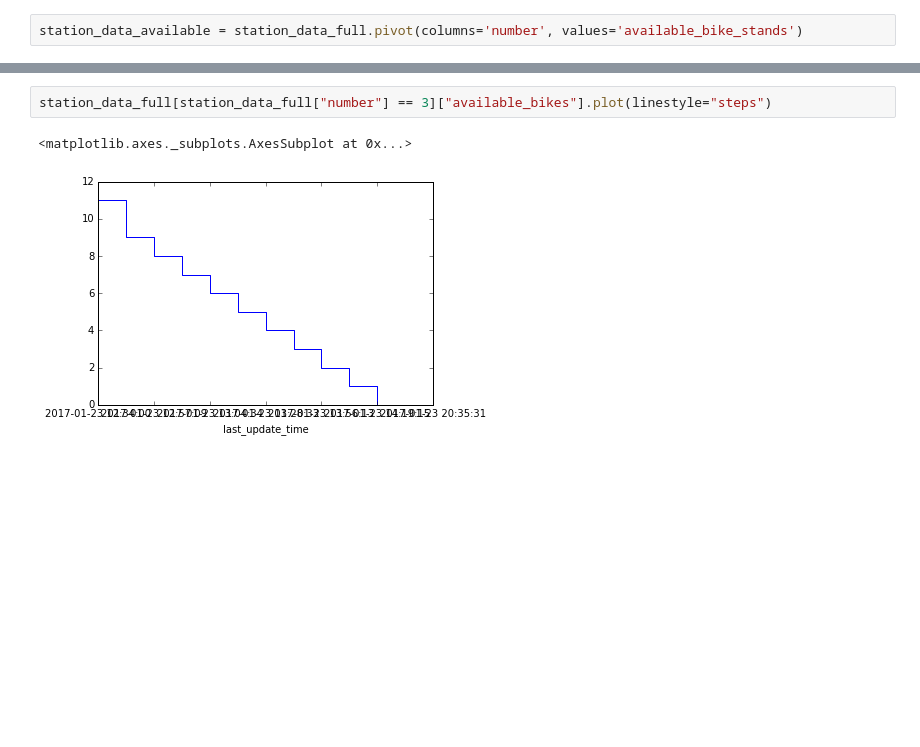
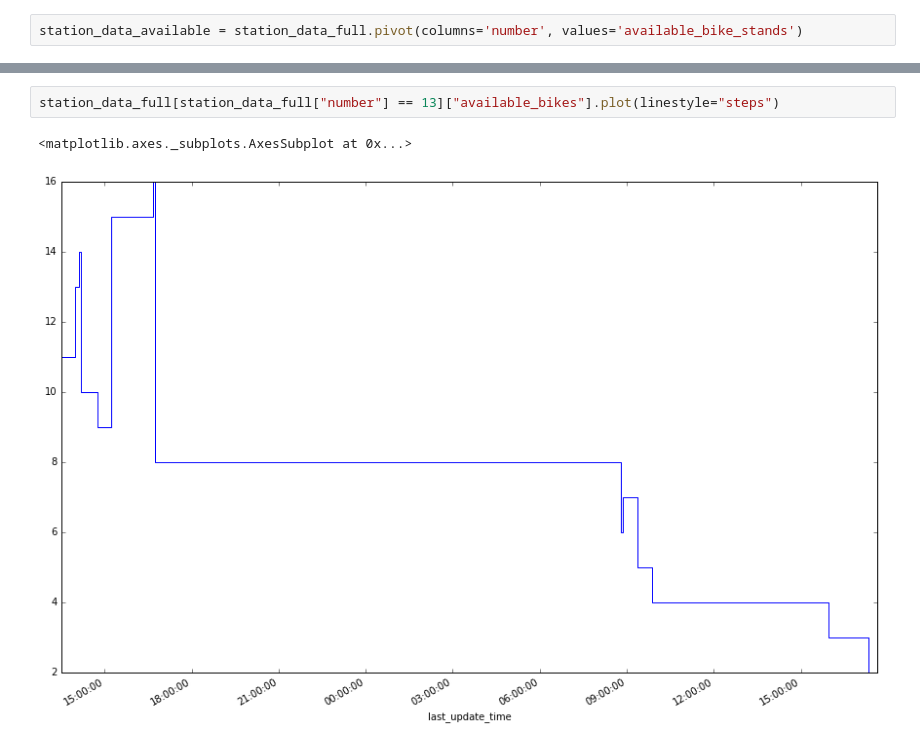
Before and after one commit to KrOstir/varia, a Jupyter notebook: bicikelj_analyze.ipynb, the cells around one changed output, grey strips where cells are left out. Saved outputs shown, nothing was run; the diff lists cells and outputs as text; blank space fills up the shorter version.

```diff
--- a/bicikelj_analyze.ipynb
+++ b/bicikelj_analyze.ipynb
@@ -179,5 +163,5 @@ station_data_full[station_data_full["number"] == 3]["available_bike_stands"].plo
 # %%
-station_data_full[station_data_full["number"] == 3]["available_bikes"].plot(linestyle="steps")
+station_data_full[station_data_full["number"] == 13]["available_bikes"].plot(linestyle="steps")
 # %% [output]
 <matplotlib.axes._subplots.AxesSubplot at 0x...>
-[figure, old version]
+[figure, new version]
```
Also changed, not shown: parts of 11 cells of this notebook, 4 other files.
